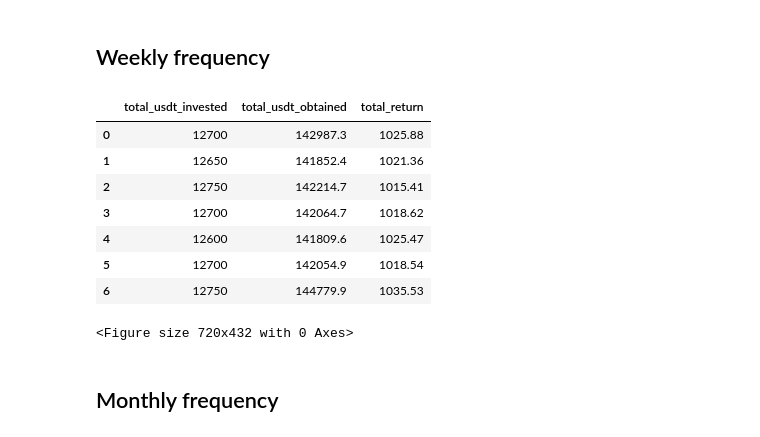
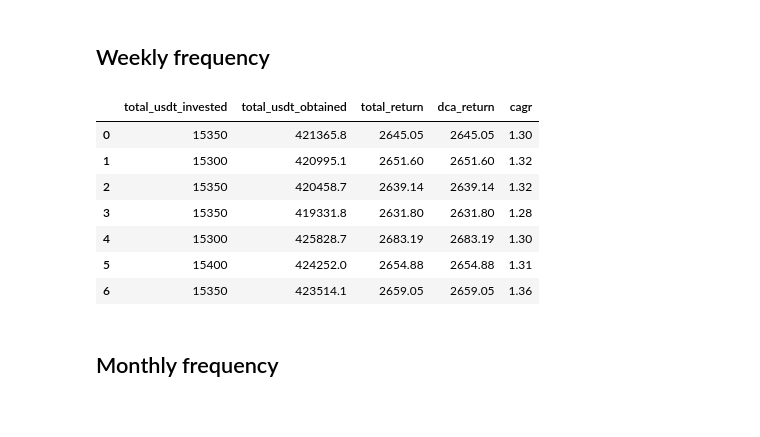
Before and after one commit to octane64/BTCLab, a Jupyter notebook: notebooks/DCA_simple.ipynb, the cells around one changed output. Cells and saved outputs as stored; diff of their text form; code cells hidden in the pictures.

```diff
--- a/notebooks/DCA_simple.ipynb
+++ b/notebooks/DCA_simple.ipynb
@@ -45,13 +47,31 @@ data
+# %%
+def cagr(df):
+    """
+    cagr [retorna el CAGR en un DataFrame]
+    [Una tasa de crecimiento anual compuesto (CAGR) mide la tasa de retorno de una inversión (como un fondo de inversión o un bono) durante un período de inversión, como 5 o 10 años]
+    Args:
+        df ([DataFrame]): [DataFrame obtenido al leer los datos del activo de interés]
+    """
+    df = df.copy()
+    df = df.sort_index(ascending=True)
+    df['cum_return'] = (1 + df['btc_return']).cumprod()
+    total_ret = df['cum_return'][-1]
+
+    start = datetime.utcfromtimestamp(df.index.values[0].astype('O')/1e9)
+    end = datetime.utcfromtimestamp(df.index.values[-1].astype('O')/1e9)
+    period_years = (end - start).days / 365.25
+    CAGR = (total_ret)**(1/period_years)-1
+    return CAGR
 # %%
 # Crear variables y subset para análisis
-df = data[['Adj Close']]['2017':'2021'].copy()
+df = data[['Adj Close']]['2016':'2021'].copy()
 df = df.rename(columns={'Adj Close': 'btc_price'})
 df['btc_return'] = df['btc_price'].pct_change()
 df['day'] = df.index.day
 df['weekday'] = df.index.dayofweek
 df['month'] = df.index.month
 df['year'] = df.index.year
-df.head()
+df
 # %% [output]
 |  | btc_price | btc_return | day | weekday | month | year |
 | Date |  |  |  |  |  |  |
@@ -73,43 +108,54 @@ plt.grid(True)
 # %%
 usdt = 50
 initial_usdt = []
 final_usdt = []
 usdt_return = []
-plt.figure(figsize=(10,6))
+dca_r = []
+cagr_value = []
 
 
 for i in range(7):
     df_sem = df[df['weekday']==i]
     df_sem['btc_return'] = df_sem['btc_price'].pct_change()
     df_sem['usdt_invested'] = usdt
     df_sem['btc_amount'] = df_sem['usdt_invested']/df_sem['btc_price']
 
 
     #metrics
     total_btc_amount = df_sem['btc_amount'].sum()
 
     total_usdt_invested = df_sem['usdt_invested'].sum()
     initial_usdt.append(total_usdt_invested)
 
-    total_usdt_obtained = round(total_btc_amount*data['Adj Close'][-1],3)
+    total_usdt_obtained = round(total_btc_amount*df['btc_price'][-1],3)
     final_usdt.append(round(total_usdt_obtained,1))
 
     total_return = (total_usdt_obtained/total_usdt_invested-1)*100
     usdt_return.append(round(total_return,2))
 
+    dca_return = (df['btc_price'][-1]/s.harmonic_mean(df_sem['btc_price'])-1)*100
+    dca_r.append(round(dca_return,2))
+
+    btc_cagr = cagr(df_sem)
+    cagr_value.append(round(btc_cagr,2))
+
+
+
 initial_usdt = pd.DataFrame(initial_usdt, columns=['total_usdt_invested'])
 final_usdt = pd.DataFrame(final_usdt, columns=['total_usdt_obtained'])
 usdt_return = pd.DataFrame(usdt_return, columns=['total_return'])
-resultados_sem = pd.concat([initial_usdt, final_usdt, usdt_return], axis=1)
+dca_r  = pd.DataFrame(dca_r, columns=['dca_return'])
+cagr_value = pd.DataFrame(cagr_value, columns=['cagr'])
+
+resultados_sem = pd.concat([initial_usdt, final_usdt, usdt_return, dca_r, cagr_value], axis=1)
 resultados_sem
 # %% [output]
-|  | total_usdt_invested | total_usdt_obtained | total_return |
-| 0 | 12700 | 142987.3 | 1025.88 |
-| 1 | 12650 | 141852.4 | 1021.36 |
-| 2 | 12750 | 142214.7 | 1015.41 |
-| 3 | 12700 | 142064.7 | 1018.62 |
-| 4 | 12600 | 141809.6 | 1025.47 |
-| 5 | 12700 | 142054.9 | 1018.54 |
-| 6 | 12750 | 144779.9 | 1035.53 |
+|  | total_usdt_invested | total_usdt_obtained | total_return | dca_return | cagr |
+| 0 | 15350 | 421365.8 | 2645.05 | 2645.05 | 1.30 |
+| 1 | 15300 | 420995.1 | 2651.60 | 2651.60 | 1.32 |
+| 2 | 15350 | 420458.7 | 2639.14 | 2639.14 | 1.32 |
+| 3 | 15350 | 419331.8 | 2631.80 | 2631.80 | 1.28 |
+| 4 | 15300 | 425828.7 | 2683.19 | 2683.19 | 1.30 |
+| 5 | 15400 | 424252.0 | 2654.88 | 2654.88 | 1.31 |
+| 6 | 15350 | 423514.1 | 2659.05 | 2659.05 | 1.36 |
-<Figure size 720x432 with 0 Axes>
 # %%
```
Also changed, not shown: parts of 9 cells of this notebook, 3 other files.
